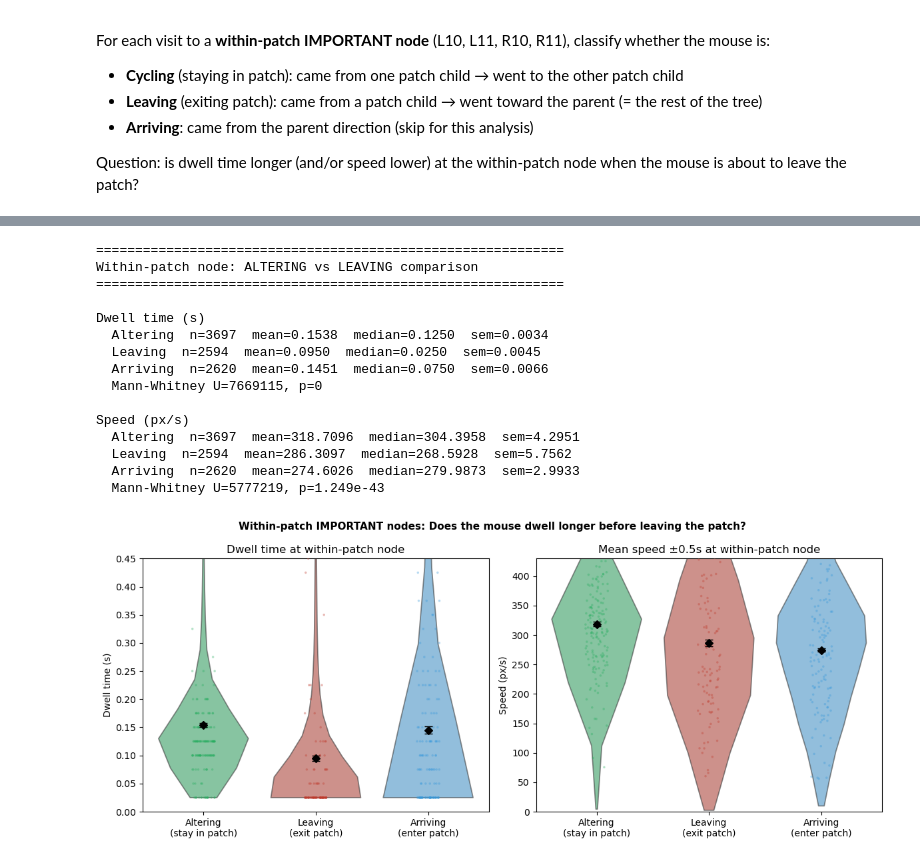
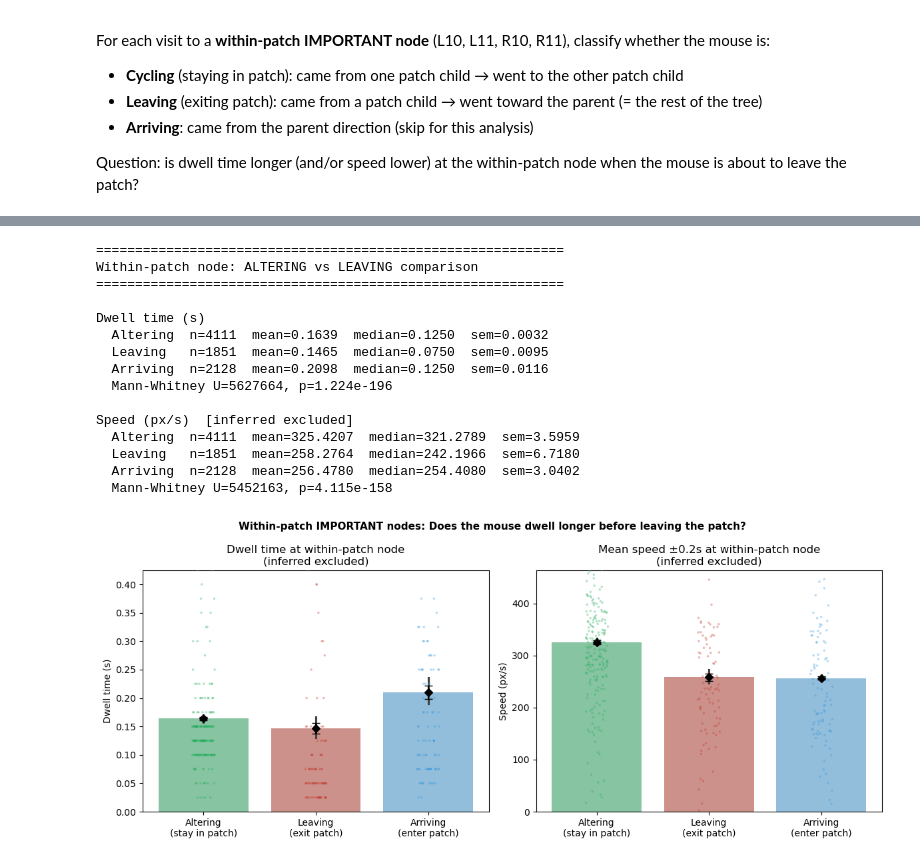
Before and after one commit to AlmogMeir/NaviGraph, a Jupyter notebook: examples/dual_root_tree/decision_point_velocity_analysis.ipynb, the cells around one changed output, grey strips where cells are left out. Drawn from its saved outputs; the diff is of its cells as text; code cells hidden in the pictures.

```diff
--- a/examples/dual_root_tree/decision_point_velocity_analysis.ipynb
+++ b/examples/dual_root_tree/decision_point_velocity_analysis.ipynb
@@ -956,20 +1209,26 @@ R11              1170       947      924     95
 # %%
 # ── Statistics: altering vs leaving ────────────────────────────────────────────
-alter_df = wp_visits[wp_visits['wp_decision'] == 'altering']
-leave_df  = wp_visits[wp_visits['wp_decision'] == 'leaving']
-arrive_df = wp_visits[wp_visits['wp_decision'] == 'arriving']
+alter_df      = wp_visits[wp_visits['wp_decision'] == 'altering']
+leave_df      = wp_visits[wp_visits['wp_decision'] == 'leaving']
+arrive_df     = wp_visits[wp_visits['wp_decision'] == 'arriving']
+alter_df_spd  = wp_visits_speed[wp_visits_speed['wp_decision'] == 'altering']
+leave_df_spd  = wp_visits_speed[wp_visits_speed['wp_decision'] == 'leaving']
+arrive_df_spd = wp_visits_speed[wp_visits_speed['wp_decision'] == 'arriving']
 
 print("=" * 60)
 print("Within-patch node: ALTERING vs LEAVING comparison")
 print("=" * 60)
 
-for col, lbl in [('dwell_s', 'Dwell time (s)'), ('mean_speed_pxs', 'Speed (px/s)')]:
-    ca = alter_df[col].dropna()
-    la = leave_df[col].dropna()
-    aa = arrive_df[col].dropna()
+for col, lbl, grp_a, grp_l, grp_ar in [
+    ('dwell_s',        'Dwell time (s)',                   alter_df,     leave_df,     arrive_df),
+    ('mean_speed_pxs', 'Speed (px/s)  [inferred excluded]', alter_df_spd, leave_df_spd, arrive_df_spd),
+]:
+    ca = grp_a[col].dropna()
+    la = grp_l[col].dropna()
+    aa = grp_ar[col].dropna()
     print(f"\n{lbl}")
     print(f"  Altering  n={len(ca):4d}  mean={ca.mean():.4f}  median={ca.median():.4f}  sem={ca.sem():.4f}")
-    print(f"  Leaving  n={len(la):4d}  mean={la.mean():.4f}  median={la.median():.4f}  sem={la.sem():.4f}")
+    print(f"  Leaving   n={len(la):4d}  mean={la.mean():.4f}  median={la.median():.4f}  sem={la.sem():.4f}")
     print(f"  Arriving  n={len(aa):4d}  mean={aa.mean():.4f}  median={aa.median():.4f}  sem={aa.sem():.4f}")
     if len(ca) > 1 and len(la) > 1:
         u, p = stats.mannwhitneyu(ca, la, alternative='two-sided')
@@ -980,50 +1239,55 @@ Within-patch node: ALTERING vs LEAVING comparison
 ============================================================
 
 Dwell time (s)
-  Altering  n=3697  mean=0.1538  median=0.1250  sem=0.0034
-  Leaving  n=2594  mean=0.0950  median=0.0250  sem=0.0045
-  Arriving  n=2620  mean=0.1451  median=0.0750  sem=0.0066
-  Mann-Whitney U=7669115, p=0
+  Altering  n=4111  mean=0.1639  median=0.1250  sem=0.0032
+  Leaving   n=1851  mean=0.1465  median=0.0750  sem=0.0095
+  Arriving  n=2128  mean=0.2098  median=0.1250  sem=0.0116
+  Mann-Whitney U=5627664, p=1.224e-196
 
-Speed (px/s)
-  Altering  n=3697  mean=318.7096  median=304.3958  sem=4.2951
-  Leaving  n=2594  mean=286.3097  median=268.5928  sem=5.7562
-  Arriving  n=2620  mean=274.6026  median=279.9873  sem=2.9933
-  Mann-Whitney U=5777219, p=1.249e-43
+Speed (px/s)  [inferred excluded]
+  Altering  n=4111  mean=325.4207  median=321.2789  sem=3.5959
+  Leaving   n=1851  mean=258.2764  median=242.1966  sem=6.7180
+  Arriving  n=2128  mean=256.4780  median=254.4080  sem=3.0402
+  Mann-Whitney U=5452163, p=4.115e-158
 # %%
 # ── Plot 3: Within-patch node — altering vs leaving ────────────────────────────
-wp_plot_df = wp_visits[wp_visits['wp_decision'].isin(['altering', 'leaving', 'arriving'])].copy()
+wp_plot_df       = wp_visits[wp_visits['wp_decision'].isin(['altering', 'leaving', 'arriving'])].copy()
+wp_plot_df_speed = wp_visits_speed[wp_visits_speed['wp_decision'].isin(['altering', 'leaving', 'arriving'])].copy()
 wp_palette = {'altering': '#27ae60', 'leaving': '#c0392b', 'arriving': '#3498db'}
 wp_order   = ['altering', 'leaving', 'arriving']
 
 fig, axes = plt.subplots(1, 2, figsize=(12, 5))
-for ax, col, ylabel, title in [
-    (axes[0], 'dwell_s',        'Dwell time (s)',   'Dwell time at within-patch node'),
-    (axes[1], 'mean_speed_pxs', 'Speed (px/s)',     f'Mean speed ±{VEL_WIN_S:.1f}s at within-patch node'),
+for ax, col, ylabel, title, plot_src in [
+    (axes[0], 'dwell_s',        'Dwell time (s)',
+     'Dwell time at within-patch node\n(inferred excluded)',
+     wp_plot_df),
+    (axes[1], 'mean_speed_pxs', 'Speed (px/s)',
+     f'Mean speed \u00b1{VEL_WIN_S:.1f}s at within-patch node\n(inferred excluded)',
+     wp_plot_df_speed),
 ]:
-    plot_df = wp_plot_df[wp_plot_df[col].notna()]
-    sns.violinplot(
+    plot_df = plot_src[plot_src[col].notna()]
+    sns.barplot(
         data=plot_df, x='wp_decision', y=col, order=wp_order,
-        palette=wp_palette, inner=None, cut=0, ax=ax, alpha=0.6, hue='wp_decision'
+        palette=wp_palette, ax=ax, alpha=0.6, hue='wp_decision'
     )
     sns.stripplot(
         data=plot_df.sample(min(400, len(plot_df)), random_state=42),
         x='wp_decision', y=col, order=wp_order,
         palette=wp_palette, size=2.5, alpha=0.35, jitter=True, ax=ax, hue='wp_decision'
     )
     for xi, dec in enumerate(wp_order):
         vals = plot_df[plot_df['wp_decision'] == dec][col]
         ax.errorbar(xi, vals.mean(), yerr=vals.sem(), fmt='D',
                     color='black', ms=6, capsize=4, zorder=10)
     ax.set_xticklabels(['Altering\n(stay in patch)', 'Leaving\n(exit patch)', 'Arriving\n(enter patch)'], fontsize=10)
     ax.set_xlabel('')
     ax.set_ylabel(ylabel)
     ax.set_title(title)
-    ax.set_ylim(bottom=0, top=vals.quantile(0.95))
+    ax.set_ylim(bottom=0, top=plot_df[col].quantile(0.95))
 
 fig.suptitle('Within-patch IMPORTANT nodes: Does the mouse dwell longer before leaving the patch?',
              fontsize=11, fontweight='bold')
 plt.tight_layout()
 plt.show()
 # %% [output]
-[figure, old version]
+[figure, new version]
```
Also changed, not shown: parts of 25 cells of this notebook, 10 other files.
